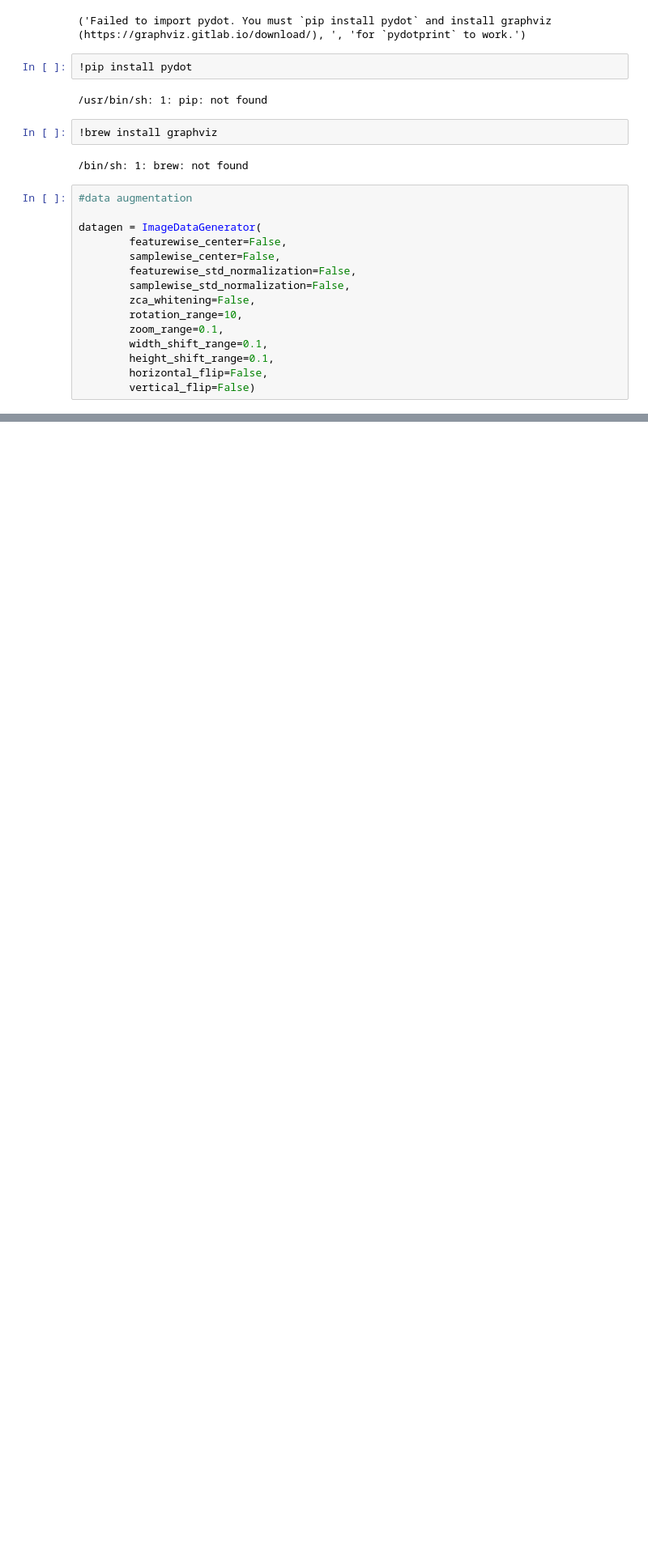
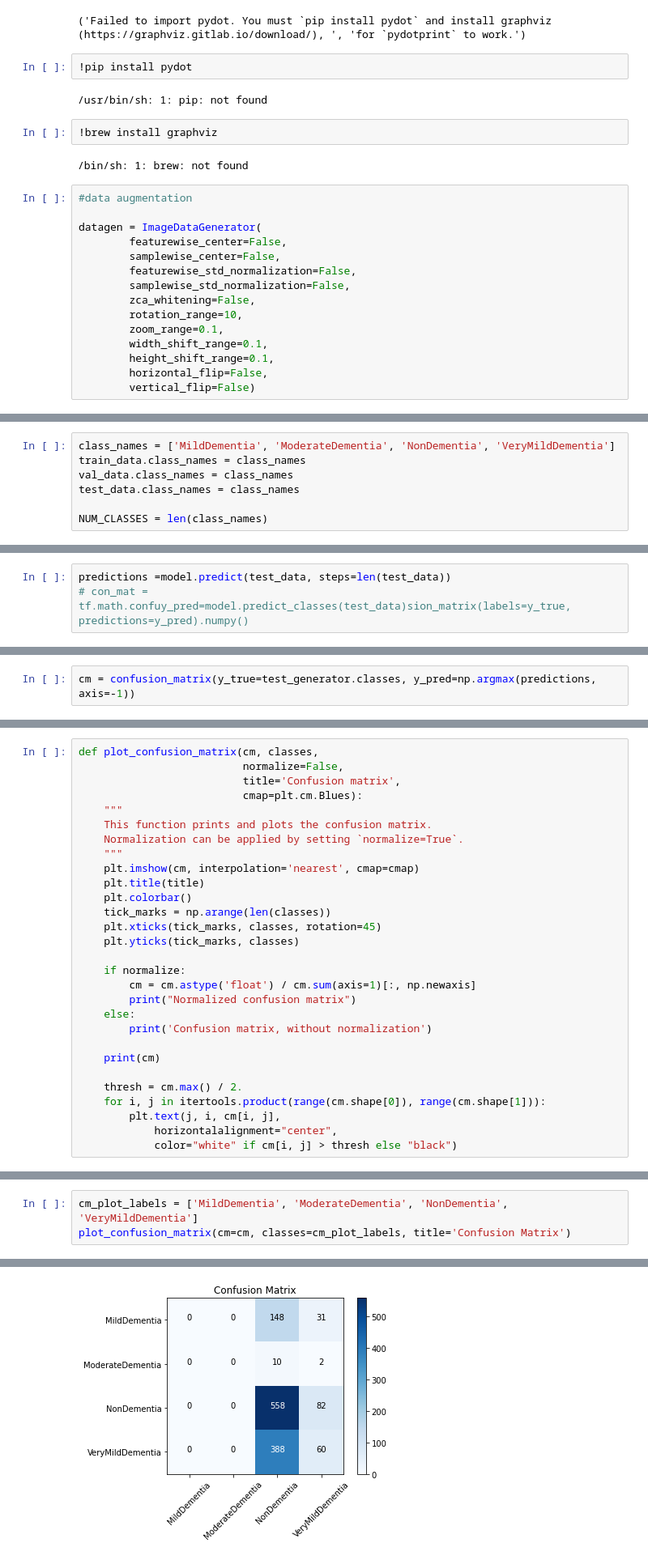
Before and after one commit to ksteve28/Forget-Me-Not-Alzheimer-s-Image-Analysis-Using-A-CNN, a Jupyter notebook: notebooks/cnn_full_data.ipynb, the cells around one changed output, grey strips where cells are left out. Shown: that part at 81% size. Cells and saved outputs as stored; diff of their text form; blank space fills up the shorter version.

```diff
--- a/notebooks/cnn_full_data.ipynb
+++ b/notebooks/cnn_full_data.ipynb
@@ -275,0 +330,7 @@ NameError: name 'one_hot_label' is not defined
+# %%
+class_names = ['MildDementia', 'ModerateDementia', 'NonDementia', 'VeryMildDementia']
+train_data.class_names = class_names
+val_data.class_names = class_names
+test_data.class_names = class_names
+
+NUM_CLASSES = len(class_names)
@@ -279,0 +345,3 @@ score = model.evaluate(test_data)
+# %%
+predictions =model.predict(test_data, steps=len(test_data))
+# con_mat = tf.math.confuy_pred=model.predict_classes(test_data)sion_matrix(labels=y_true, predictions=y_pred).numpy()
@@ -279,0 +352,2 @@ score = model.evaluate(test_data)
+# %%
+cm = confusion_matrix(y_true=test_generator.classes, y_pred=np.argmax(predictions, axis=-1))
@@ -279,0 +361,29 @@ score = model.evaluate(test_data)
+# %%
+def plot_confusion_matrix(cm, classes,
+                          normalize=False,
+                          title='Confusion matrix',
+                          cmap=plt.cm.Blues):
+    """
+    This function prints and plots the confusion matrix.
+    Normalization can be applied by setting `normalize=True`.
+    """
+    plt.imshow(cm, interpolation='nearest', cmap=cmap)
+    plt.title(title)
+    plt.colorbar()
+    tick_marks = np.arange(len(classes))
+    plt.xticks(tick_marks, classes, rotation=45)
+    plt.yticks(tick_marks, classes)
+
+    if normalize:
+        cm = cm.astype('float') / cm.sum(axis=1)[:, np.newaxis]
+        print("Normalized confusion matrix")
+    else:
+        print('Confusion matrix, without normalization')
+
+    print(cm)
+
+    thresh = cm.max() / 2.
+    for i, j in itertools.product(range(cm.shape[0]), range(cm.shape[1])):
+        plt.text(j, i, cm[i, j],
+            horizontalalignment="center",
+            color="white" if cm[i, j] > thresh else "black")
@@ -279,0 +392,4 @@ score = model.evaluate(test_data)
+# %%
+cm_plot_labels = ['MildDementia', 'ModerateDementia', 'NonDementia', 'VeryMildDementia']
+plot_confusion_matrix(cm=cm, classes=cm_plot_labels, title='Confusion Matrix')
+# %% [output]
@@ -279,0 +401 @@ score = model.evaluate(test_data)
+[figure, added]
```
Also changed, not shown: parts of 25 cells of this notebook, 5 other files.
